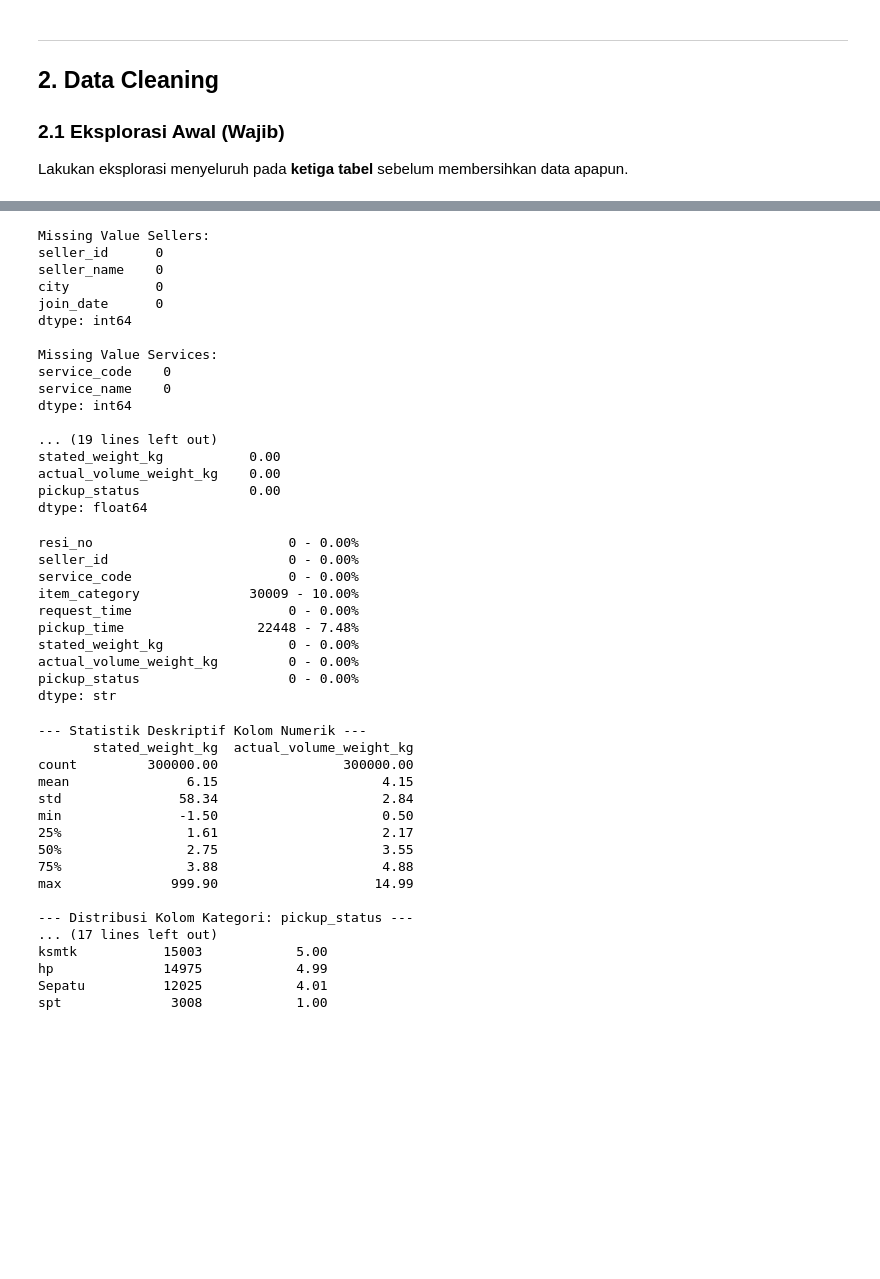
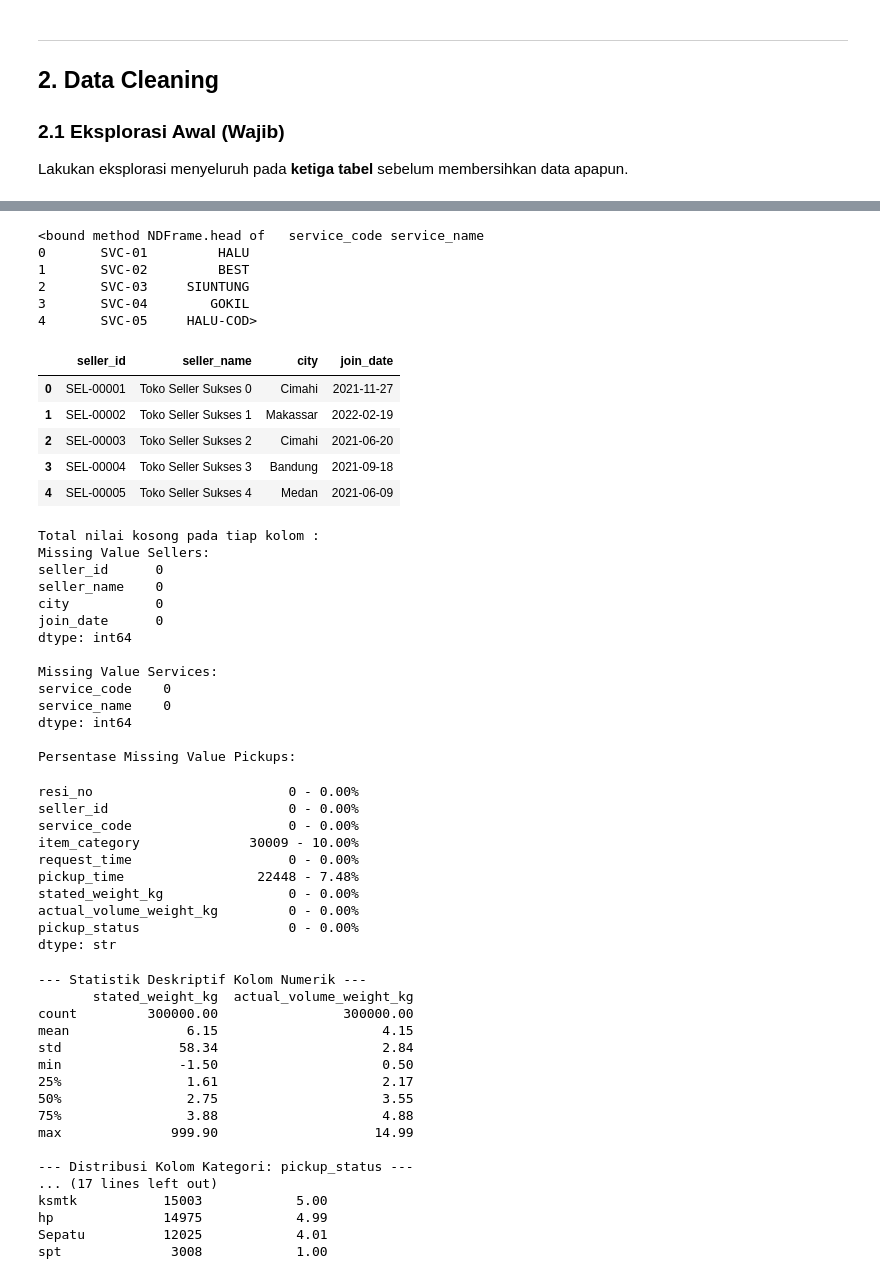
Before and after one commit to naufalarkan2004-spec/data_analysis_report_sicepat, a Jupyter notebook: m2_project_sicepat.ipynb, the cells around one changed output, grey strips where cells are left out. Saved outputs shown, nothing was run; the diff lists cells and outputs as text; code cells hidden in the pictures; blank space fills up the shorter version.

```diff
--- a/m2_project_sicepat.ipynb
+++ b/m2_project_sicepat.ipynb
@@ -121,20 +148,43 @@ dtype: object
+# %%
+df_services.head
+# %% [output]
+<bound method NDFrame.head of   service_code service_name
+0       SVC-01         HALU
+1       SVC-02         BEST
+2       SVC-03     SIUNTUNG
+3       SVC-04        GOKIL
+4       SVC-05     HALU-COD>
+# %%
+df_sellers.head()
+# %% [output]
+|  | seller_id | seller_name | city | join_date |
+| 0 | SEL-00001 | Toko Seller Sukses 0 | Cimahi | 2021-11-27 |
+| 1 | SEL-00002 | Toko Seller Sukses 1 | Makassar | 2022-02-19 |
+| 2 | SEL-00003 | Toko Seller Sukses 2 | Cimahi | 2021-06-20 |
+| 3 | SEL-00004 | Toko Seller Sukses 3 | Bandung | 2021-09-18 |
+| 4 | SEL-00005 | Toko Seller Sukses 4 | Medan | 2021-06-09 |
 # %%
 # Missing values: jumlah dan persentase per kolom, per tabel
 # Tampilkan hanya kolom yang memiliki missing values
+# Missing values: jumlah dan persentase per kolom, per tabel
+# Tampilkan hanya kolom yang memiliki missing values
+
+print("Total nilai kosong pada tiap kolom :")
+
 print("Missing Value Sellers:")
 print(df_sellers.isnull().sum())
+na_value1  = df_sellers.isnull().sum()
+na_value1.apply(lambda  x:f"{x} - {x/len(df_sellers):.2%}")
 
 print("\nMissing Value Services:")
 print(df_services.isnull().sum())
 
-print("\nMissing Value Pickups:")
-print(df_pickups.isnull().sum())
-
 na_value3  = df_pickups.isnull().sum()
 print("\nPersentase Missing Value Pickups:")
-print((df_pickups.isnull().mean() * 100).round(2))
+
 na_value3.apply(lambda  x:f"{x} - {x/len(df_pickups):.2%}")
 # %% [output]
+Total nilai kosong pada tiap kolom :
 Missing Value Sellers:
 seller_id      0
 seller_name    0
@@ -147,11 +197,7 @@ service_code    0
 service_name    0
 dtype: int64
 
-... (19 lines left out)
-stated_weight_kg           0.00
-actual_volume_weight_kg    0.00
-pickup_status              0.00
-dtype: float64
+Persentase Missing Value Pickups:
 resi_no                         0 - 0.00%
 seller_id                       0 - 0.00%
 service_code                    0 - 0.00%
```
Also changed, not shown: parts of 47 cells of this notebook.
